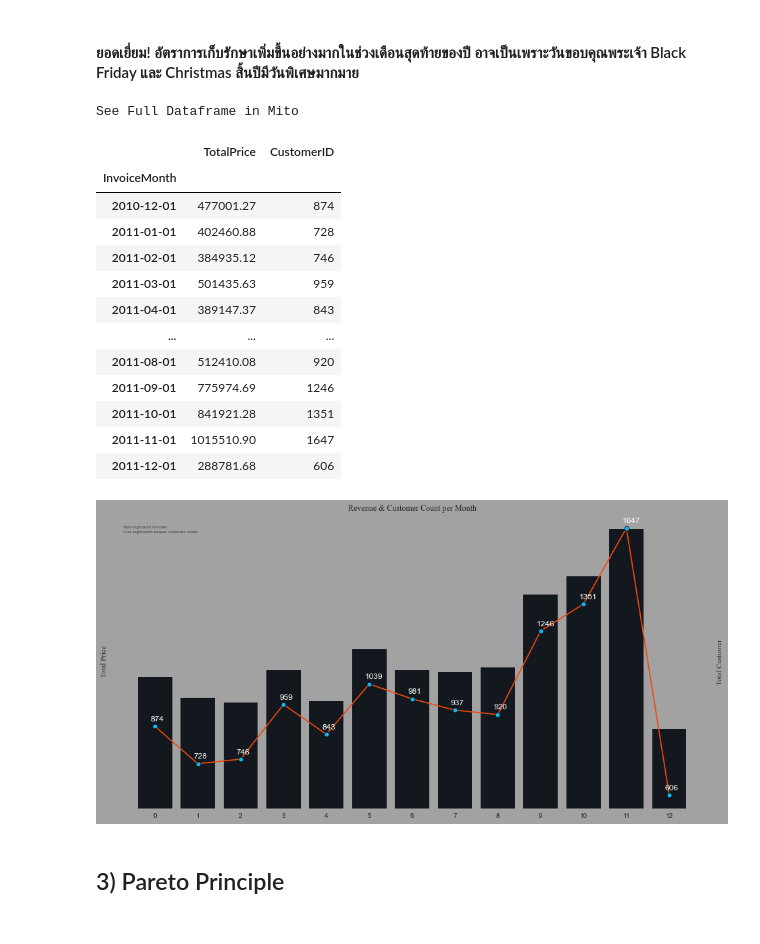
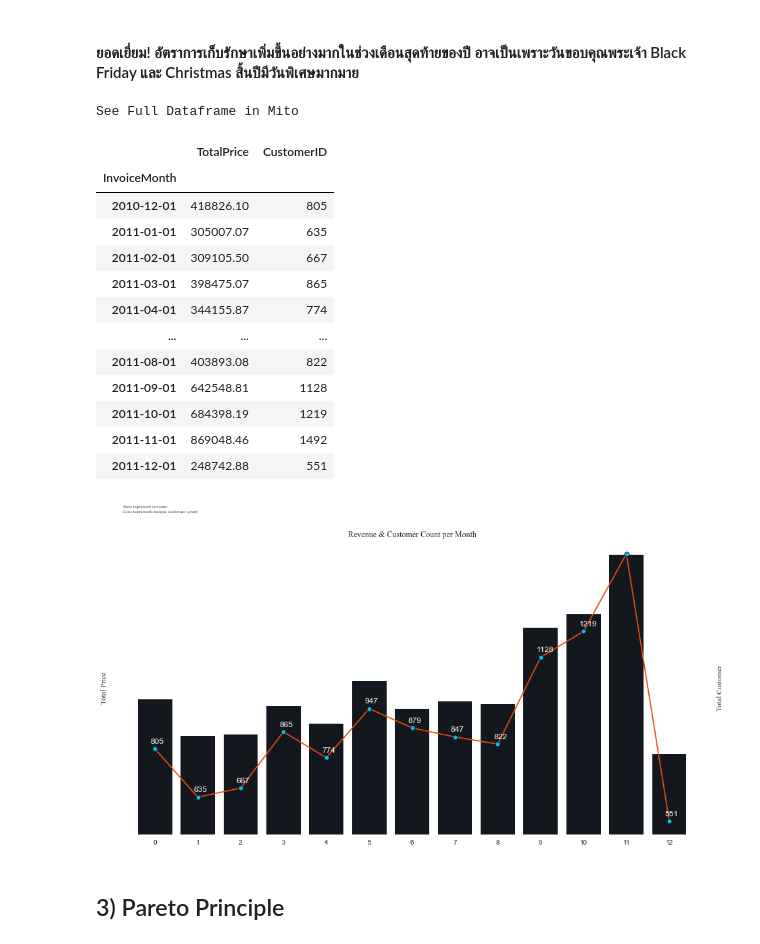
Before and after one commit to siripat31140/Portfolio, a Jupyter notebook: E-Commerce/Customer_Segment.ipynb, the cells around one changed output. Cells and saved outputs as stored; diff of their text form; code cells hidden in the pictures.

```diff
--- a/E-Commerce/Customer_Segment.ipynb
+++ b/E-Commerce/Customer_Segment.ipynb
@@ -22,7 +22,7 @@ pd.options.mode.chained_assignment = None
 import plotly.express as px
 from pycaret.clustering import *
 
-plt.rcParams["axes.facecolor"] = "#A2A2A2"
+plt.rcParams["axes.facecolor"] = "#FFFFFF"
 plt.rcParams["axes.grid"] = 1
 # %% [markdown]
 # 1) General Infos & Playing with Features
@@ -465,3 +465,5 @@ df['InvoiceDate'] = pd.to_datetime(df['InvoiceDate'])
 # %%
 df.drop("Cancelled", axis = 1, inplace = True)
 df.to_csv("online_retail_final.csv", index = False)
+# %%
+df =  df.query("Country == 'United Kingdom' ").reset_index(drop = True)
@@ -593,7 +599,7 @@ CohortIndex
 Name: CustomerID, dtype: int64
 # %%
-plt.rcParams["axes.facecolor"] = "#A2A2A2"
-fig, ax = plt.subplots(figsize = (14, 8), facecolor = "#A2A2A2")
+plt.rcParams["axes.facecolor"] = "#FFFFFF"
+fig, ax = plt.subplots(figsize = (14, 8), facecolor = "#FFFFFF")
 ax.grid(False)
 x = customer_in_month.index
 y = 100*(customer_in_month / customers)
@@ -621,41 +627,41 @@ monthly_customer_price_df
 See Full Dataframe in Mito
 |  | TotalPrice | CustomerID |
 | InvoiceMonth |  |  |
-| 2010-12-01 | 477001.27 | 874 |
-| 2011-01-01 | 402460.88 | 728 |
-| 2011-02-01 | 384935.12 | 746 |
-| 2011-03-01 | 501435.63 | 959 |
-| 2011-04-01 | 389147.37 | 843 |
+| 2010-12-01 | 418826.10 | 805 |
+| 2011-01-01 | 305007.07 | 635 |
+| 2011-02-01 | 309105.50 | 667 |
+| 2011-03-01 | 398475.07 | 865 |
+| 2011-04-01 | 344155.87 | 774 |
 | ... | ... | ... |
-| 2011-08-01 | 512410.08 | 920 |
-| 2011-09-01 | 775974.69 | 1246 |
-| 2011-10-01 | 841921.28 | 1351 |
-| 2011-11-01 | 1015510.90 | 1647 |
-| 2011-12-01 | 288781.68 | 606 |
+| 2011-08-01 | 403893.08 | 822 |
+| 2011-09-01 | 642548.81 | 1128 |
+| 2011-10-01 | 684398.19 | 1219 |
+| 2011-11-01 | 869048.46 | 1492 |
+| 2011-12-01 | 248742.88 | 551 |
 # %%
-fig, ax = plt.subplots(figsize = (16, 8), facecolor = "#A2A2A2")
-ax.set_facecolor("#A2A2A2")
+fig, ax = plt.subplots(figsize = (16, 8), facecolor = "#FFFFFF")
+ax.set_facecolor("#FFFFFF")
 
 sns.barplot(x = np.arange(len(monthly_customer_price_df.index)), y = monthly_customer_price_df.TotalPrice, ax = ax,
             color = "#101820")
 ax2 = ax.twinx()
 sns.lineplot(x = np.arange(len(monthly_customer_price_df.index)), y = monthly_customer_price_df.CustomerID, ax = ax2,
             color = "#F1480F", marker = "o", markerfacecolor = "#0EB8F1", markeredgecolor = "#000000")
 
 ax.set_yticks([])
 ax2.set_yticks([])
 ax2.set_ylabel("Total Customer", fontname = "Times New Roman")
 ax.set_ylabel("Total Price", fontname = "Times New Roman")
 plt.title("Revenue & Customer Count per Month", fontname = "Times New Roman")
 ax.text(-0.75, 1000000, "Bars represent revenue \nLine represents unique customer count",
         fontsize = 7, alpha = 0.8, fontname = "Times New Roman")
 for x, y in zip(np.arange(len(monthly_customer_price_df.index)),  monthly_customer_price_df.CustomerID):
     ax2.text(x -0.1, y + 20 , y, color = "white")
 
 sns.despine(left = True, right = True, bottom = True, top = True)
 plt.show()
 # %% [output]
-[figure, old version]
+[figure, new version]
 # %% [markdown]
 ## 3) Pareto Principle
 # %%
```
Also changed, not shown: parts of 30 cells of this notebook, 7 other files.
